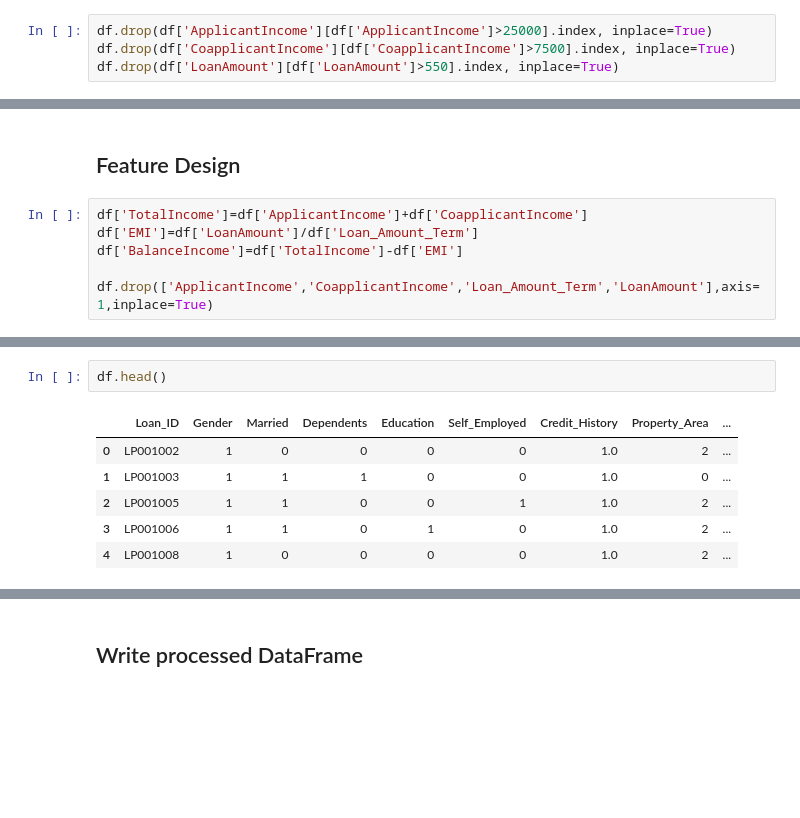
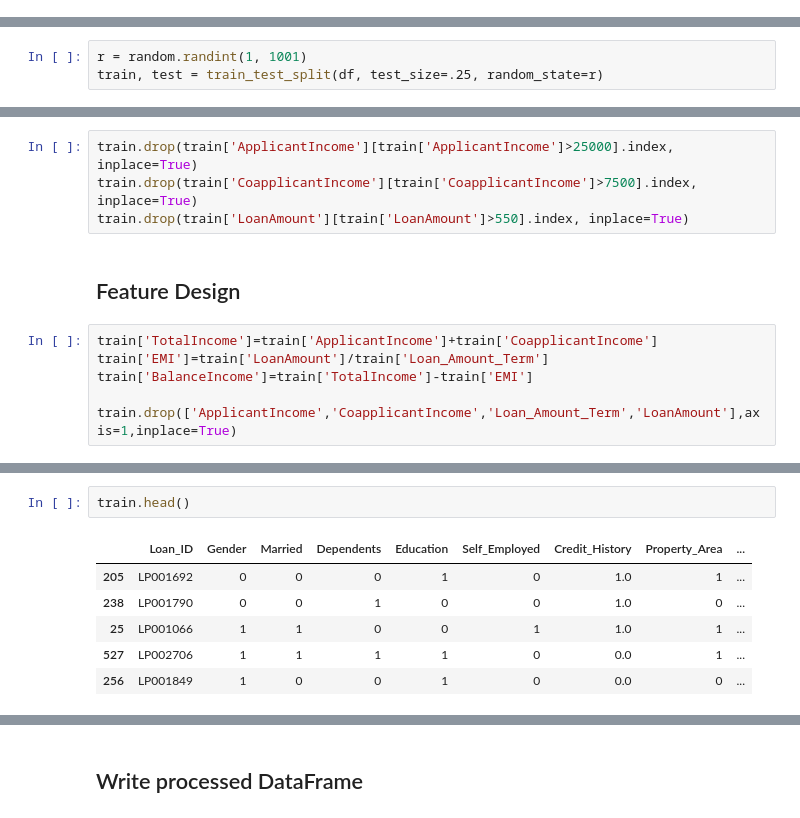
Before and after one commit to gabrieliUNC/ML-Loan-Prediction, a Jupyter notebook: process.ipynb, the cells around one changed output, grey strips where cells are left out. Drawn from its saved outputs; the diff is of its cells as text; blank space fills up the shorter version.

```diff
--- a/process.ipynb
+++ b/process.ipynb
@@ -75,7 +73,3 @@ max       81000.000000       41667.000000  700.000000
-# %%
-df.drop(df['ApplicantIncome'][df['ApplicantIncome']>25000].index, inplace=True)
-df.drop(df['CoapplicantIncome'][df['CoapplicantIncome']>7500].index, inplace=True)
-df.drop(df['LoanAmount'][df['LoanAmount']>550].index, inplace=True)
 # %% [markdown]
 ## Impute Missing Data
 # %%
@@ -141,0 +138,3 @@ df.head()
+# %%
+r = random.randint(1, 1001)
+train, test = train_test_split(df, test_size=.25, random_state=r)
@@ -142,8 +143,12 @@ df.head()
+# %%
+train.drop(train['ApplicantIncome'][train['ApplicantIncome']>25000].index, inplace=True)
+train.drop(train['CoapplicantIncome'][train['CoapplicantIncome']>7500].index, inplace=True)
+train.drop(train['LoanAmount'][train['LoanAmount']>550].index, inplace=True)
 # %% [markdown]
 ## Feature Design
 # %%
-df['TotalIncome']=df['ApplicantIncome']+df['CoapplicantIncome']
-df['EMI']=df['LoanAmount']/df['Loan_Amount_Term']
-df['BalanceIncome']=df['TotalIncome']-df['EMI']
+train['TotalIncome']=train['ApplicantIncome']+train['CoapplicantIncome']
+train['EMI']=train['LoanAmount']/train['Loan_Amount_Term']
+train['BalanceIncome']=train['TotalIncome']-train['EMI']
 
-df.drop(['ApplicantIncome','CoapplicantIncome','Loan_Amount_Term','LoanAmount'],axis=1,inplace=True)
+train.drop(['ApplicantIncome','CoapplicantIncome','Loan_Amount_Term','LoanAmount'],axis=1,inplace=True)
@@ -150,9 +161,9 @@ df.drop(['ApplicantIncome','CoapplicantIncome','Loan_Amount_Term','LoanAmount'],
 # %%
-df.head()
+train.head()
 # %% [output]
 |  | Loan_ID | Gender | Married | Dependents | Education | Self_Employed | Credit_History | Property_Area | ... |
-| 0 | LP001002 | 1 | 0 | 0 | 0 | 0 | 1.0 | 2 | ... |
-| 1 | LP001003 | 1 | 1 | 1 | 0 | 0 | 1.0 | 0 | ... |
-| 2 | LP001005 | 1 | 1 | 0 | 0 | 1 | 1.0 | 2 | ... |
-| 3 | LP001006 | 1 | 1 | 0 | 1 | 0 | 1.0 | 2 | ... |
-| 4 | LP001008 | 1 | 0 | 0 | 0 | 0 | 1.0 | 2 | ... |
+| 205 | LP001692 | 0 | 0 | 0 | 1 | 0 | 1.0 | 1 | ... |
+| 238 | LP001790 | 0 | 0 | 1 | 0 | 0 | 1.0 | 0 | ... |
+| 25 | LP001066 | 1 | 1 | 0 | 0 | 1 | 1.0 | 1 | ... |
+| 527 | LP002706 | 1 | 1 | 1 | 1 | 0 | 0.0 | 1 | ... |
+| 256 | LP001849 | 1 | 0 | 0 | 1 | 0 | 0.0 | 0 | ... |
```
Also changed, not shown: parts of 7 cells of this notebook, 10 other files.
